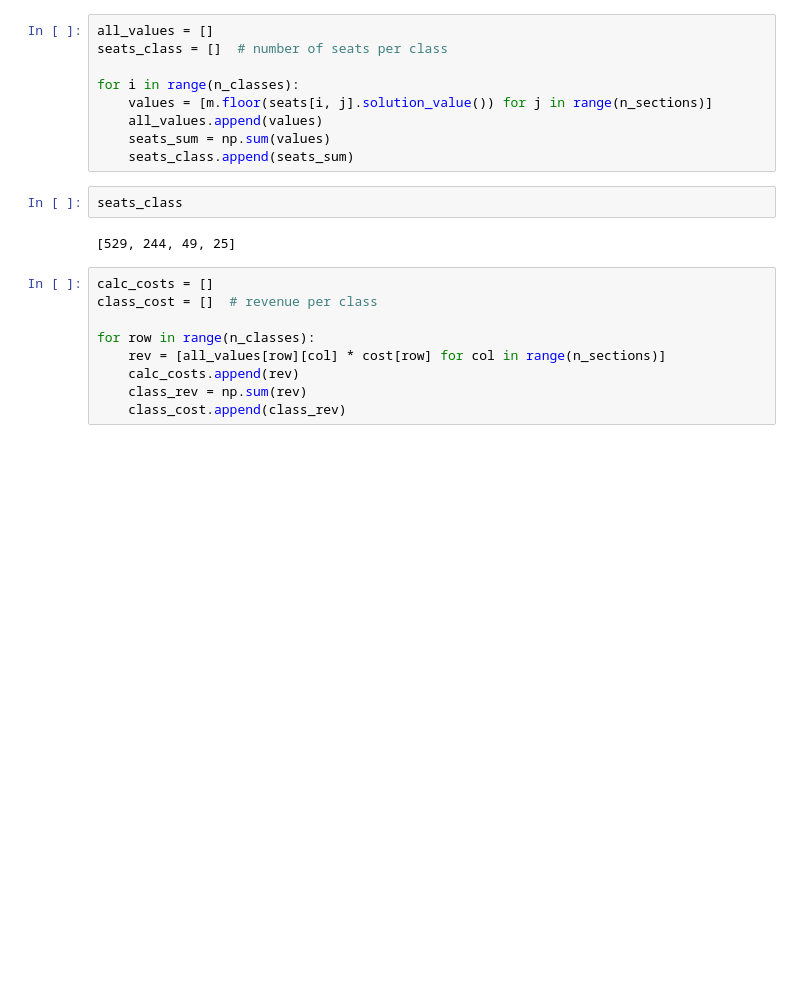
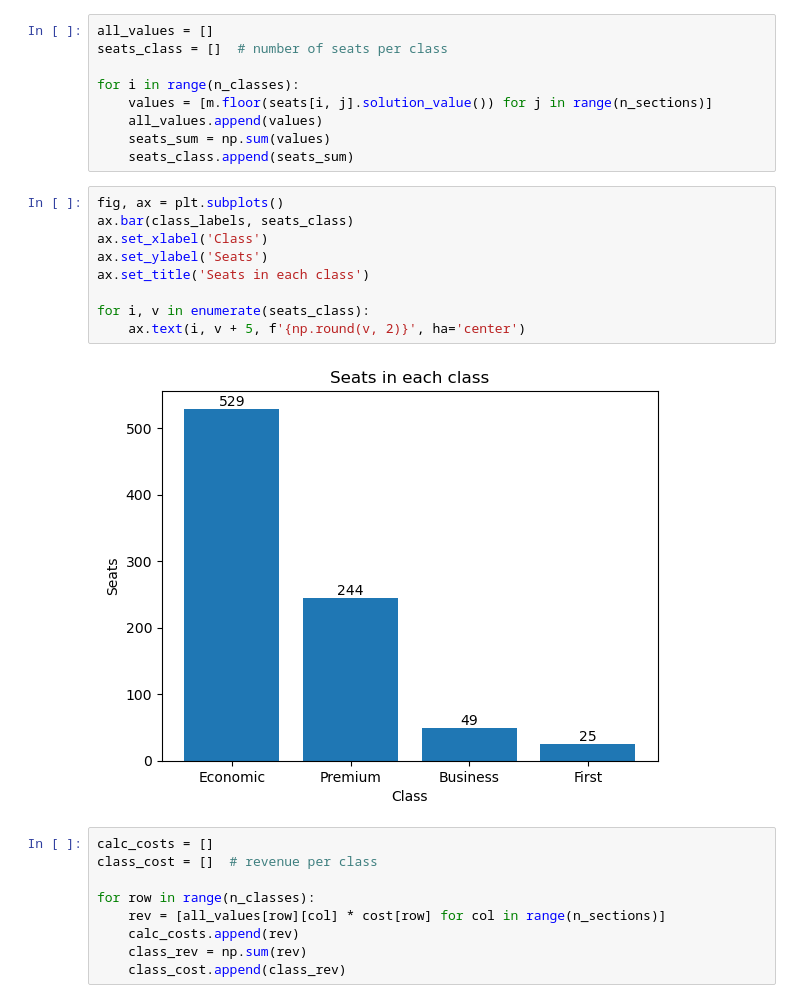
Before and after one commit to a-kong/math-441-project, a Jupyter notebook: A380-amy.ipynb, the cells around one changed output. Saved outputs shown, nothing was run; the diff lists cells and outputs as text; blank space fills up the shorter version.

Commit message:
added seats graph

```diff
--- a/A380-amy.ipynb
+++ b/A380-amy.ipynb
@@ -121,10 +117,17 @@ for i in range(n_classes):
     all_values.append(values)
     seats_sum = np.sum(values)
     seats_class.append(seats_sum)
-# %%
-seats_class
-# %% [output]
-[529, 244, 49, 25]
+# %%
+fig, ax = plt.subplots()
+ax.bar(class_labels, seats_class)
+ax.set_xlabel('Class')
+ax.set_ylabel('Seats')
+ax.set_title('Seats in each class')
+
+for i, v in enumerate(seats_class):
+    ax.text(i, v + 5, f'{np.round(v, 2)}', ha='center')
+# %% [output]
+[figure, added]
 # %%
 calc_costs = []
 class_cost = []  # revenue per class
```
Also changed, not shown: parts of 2 cells of this notebook.
